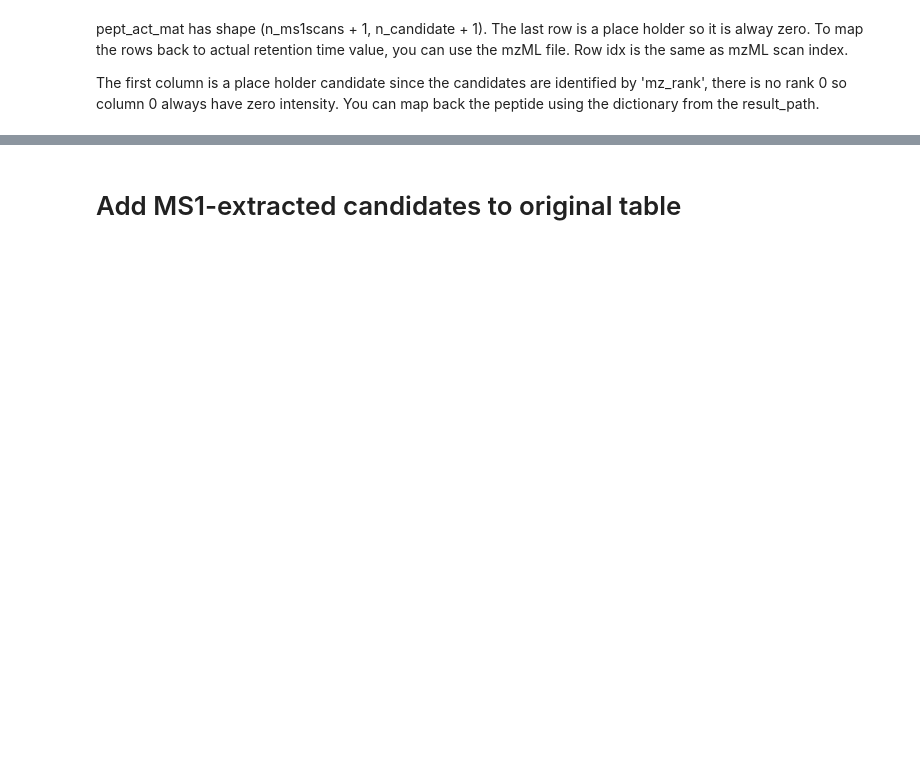
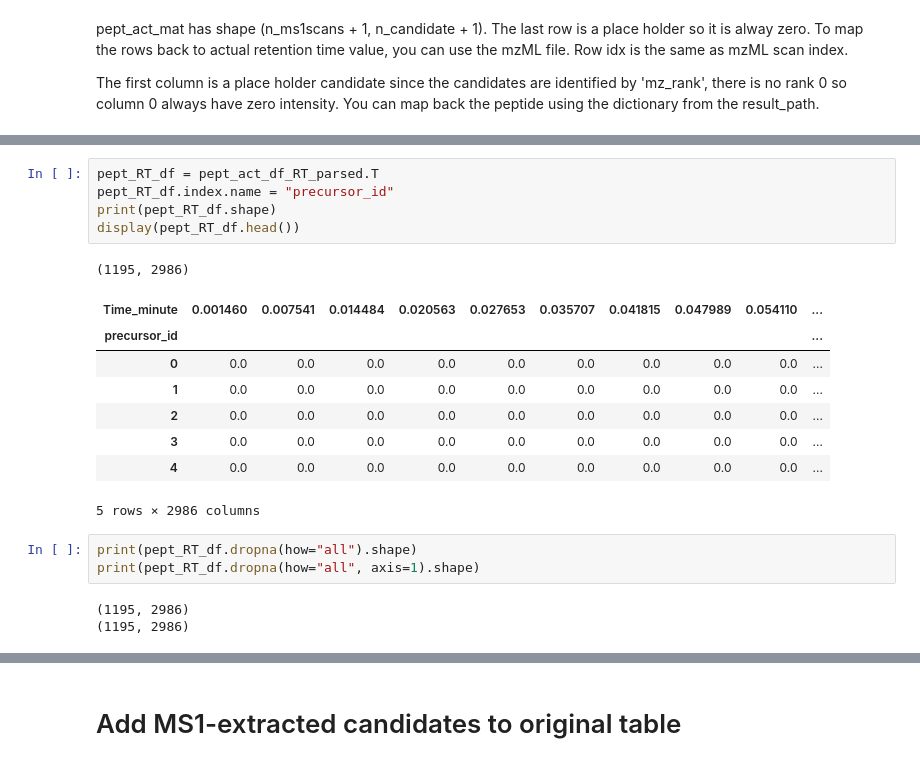
Before and after one commit to wilhelm-lab/SWAPS, a Jupyter notebook: SWAPS/notebooks/dev_90_ayla_test.ipynb, the cells around one changed output, grey strips where cells are left out. Saved outputs shown, nothing was run; the diff lists cells and outputs as text; blank space fills up the shorter version.

```diff
--- a/SWAPS/notebooks/dev_90_ayla_test.ipynb
+++ b/SWAPS/notebooks/dev_90_ayla_test.ipynb
@@ -151,3 +227,24 @@ The first column is a place holder candidate since the candidates are identified
+# %%
+pept_RT_df = pept_act_df_RT_parsed.T
+pept_RT_df.index.name = "precursor_id"
+print(pept_RT_df.shape)
+display(pept_RT_df.head())
+# %% [output]
+(1195, 2986)
+| Time_minute | 0.001460 | 0.007541 | 0.014484 | 0.020563 | 0.027653 | 0.035707 | 0.041815 | 0.047989 | 0.054110 | ... |
+| precursor_id |  |  |  |  |  |  |  |  |  | ... |
+| 0 | 0.0 | 0.0 | 0.0 | 0.0 | 0.0 | 0.0 | 0.0 | 0.0 | 0.0 | ... |
+| 1 | 0.0 | 0.0 | 0.0 | 0.0 | 0.0 | 0.0 | 0.0 | 0.0 | 0.0 | ... |
+| 2 | 0.0 | 0.0 | 0.0 | 0.0 | 0.0 | 0.0 | 0.0 | 0.0 | 0.0 | ... |
+| 3 | 0.0 | 0.0 | 0.0 | 0.0 | 0.0 | 0.0 | 0.0 | 0.0 | 0.0 | ... |
+| 4 | 0.0 | 0.0 | 0.0 | 0.0 | 0.0 | 0.0 | 0.0 | 0.0 | 0.0 | ... |
+5 rows × 2986 columns
+# %%
+print(pept_RT_df.dropna(how="all").shape)
+print(pept_RT_df.dropna(how="all", axis=1).shape)
+# %% [output]
+(1195, 2986)
+(1195, 2986)
 # %%
 # Load dictionary to map the peptides to the matrix
 maxquant_ref = pd.read_pickle(
```
Also changed, not shown: parts of 10 cells of this notebook.
